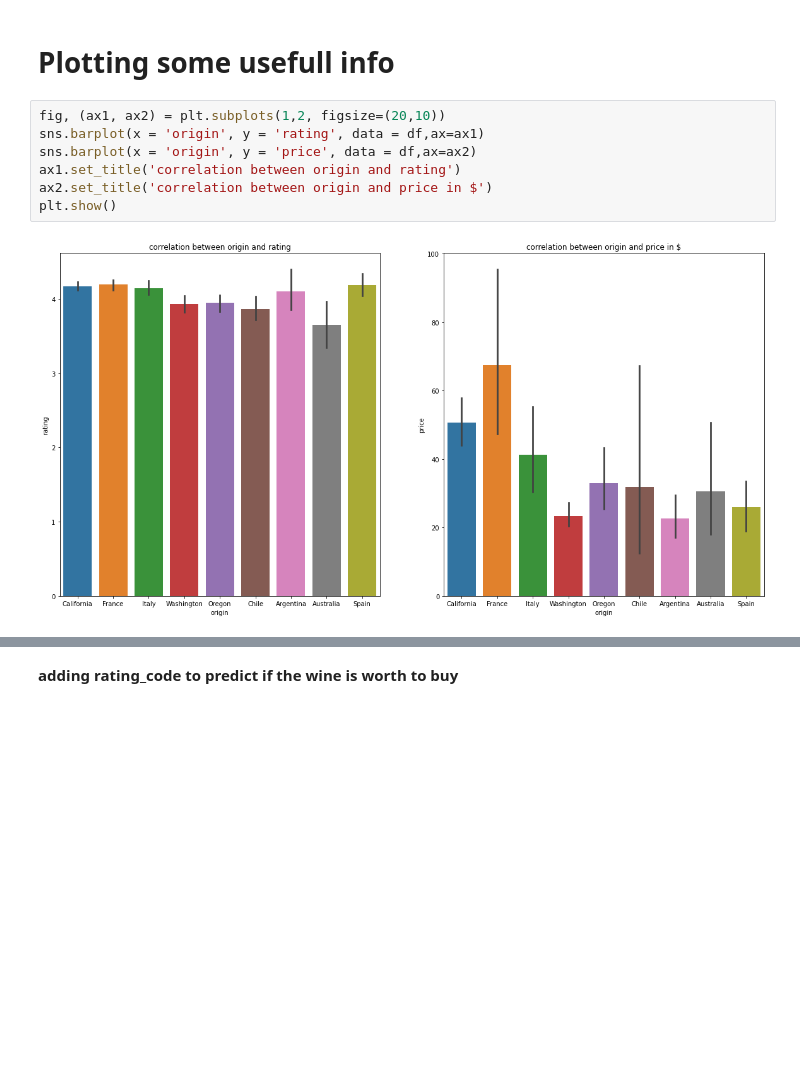
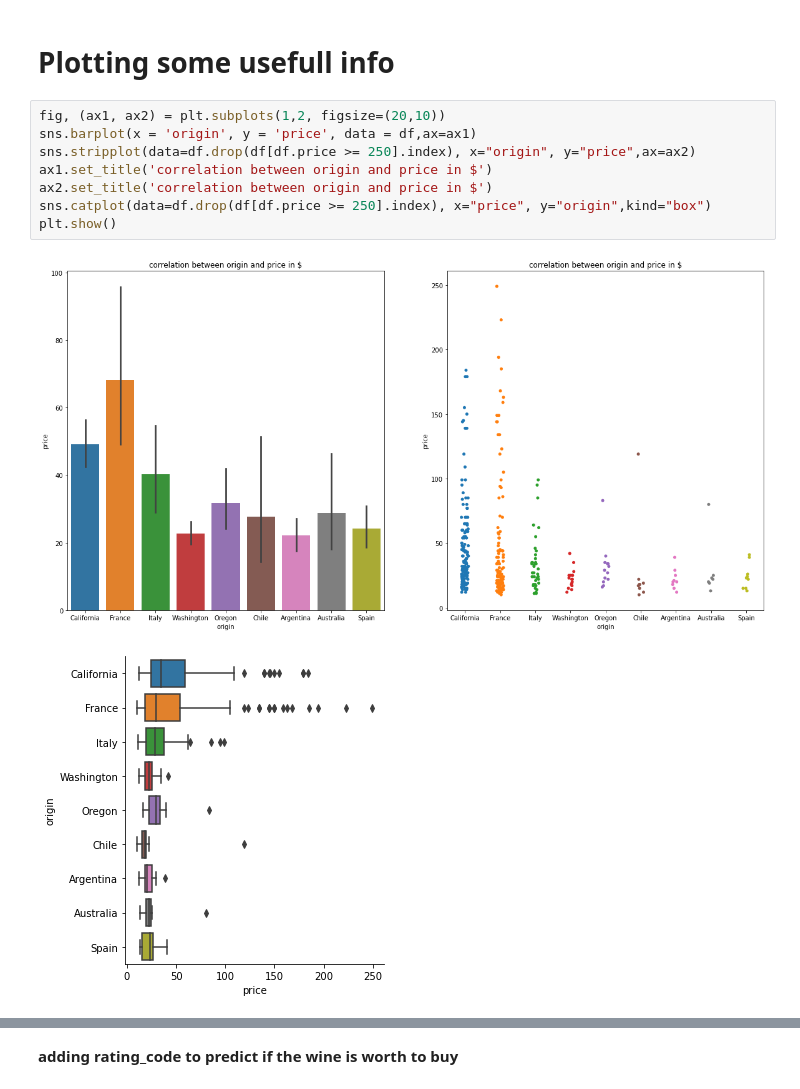
Before and after one commit to arielya10/Wine-Ranking-Prediction, a Jupyter notebook: Wine Ranking Prediction.ipynb, the cells around one changed output, grey strips where cells are left out. Drawn from its saved outputs; the diff is of its cells as text; blank space fills up the shorter version.

```diff
--- a/Wine Ranking Prediction.ipynb
+++ b/Wine Ranking Prediction.ipynb
@@ -128,10 +128,12 @@ df
 # Plotting some usefull info
 # %%
 fig, (ax1, ax2) = plt.subplots(1,2, figsize=(20,10))
-sns.barplot(x = 'origin', y = 'rating', data = df,ax=ax1)
-sns.barplot(x = 'origin', y = 'price', data = df,ax=ax2)
-ax1.set_title('correlation between origin and rating')
+sns.barplot(x = 'origin', y = 'price', data = df,ax=ax1)
+sns.stripplot(data=df.drop(df[df.price >= 250].index), x="origin", y="price",ax=ax2)
+ax1.set_title('correlation between origin and price in $')
 ax2.set_title('correlation between origin and price in $')
+sns.catplot(data=df.drop(df[df.price >= 250].index), x="price", y="origin",kind="box")
 plt.show()
 # %% [output]
-[figure, old version]
+[figure, new version]
+[figure, added]
```
Also changed, not shown: parts of 15 cells of this notebook, 1 other file.
